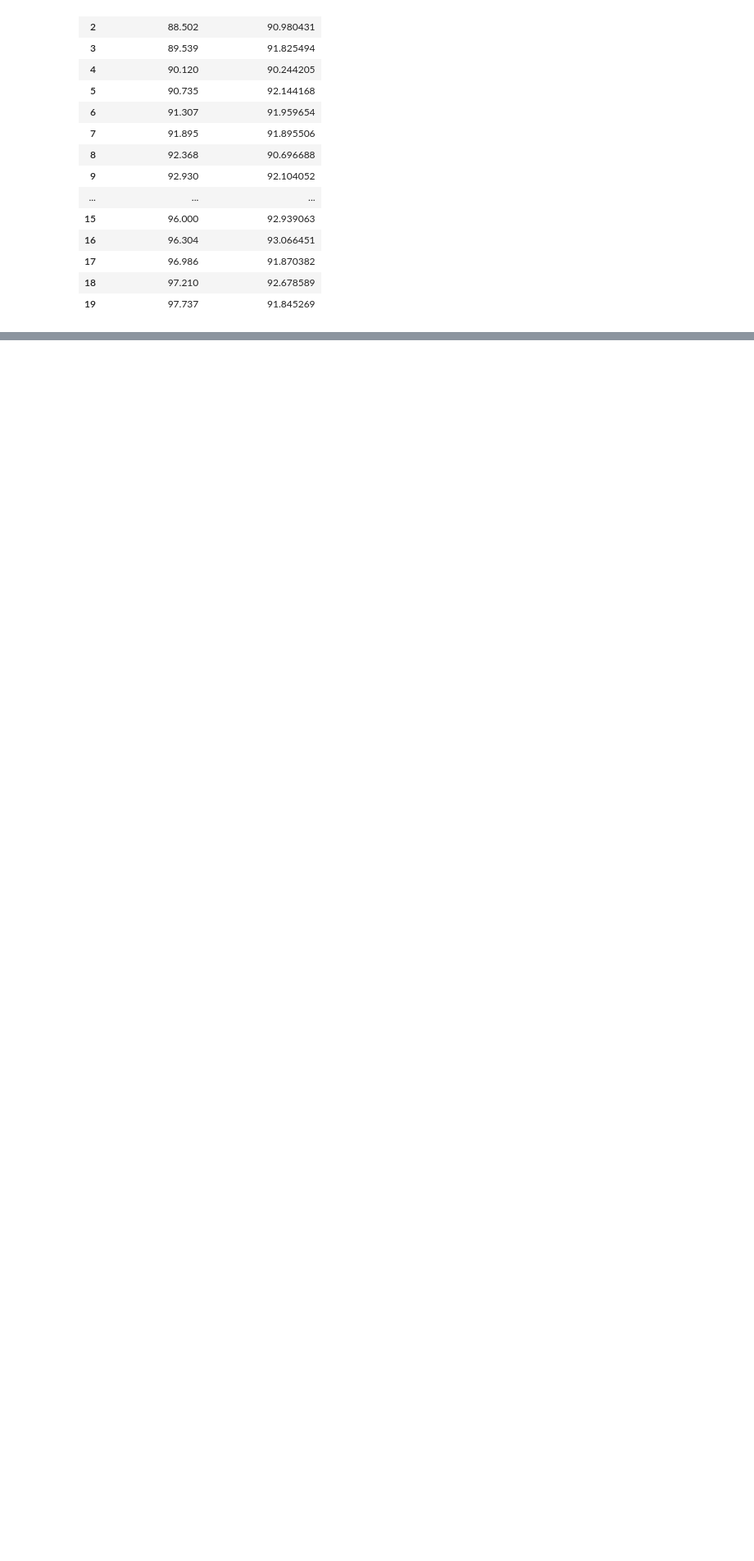
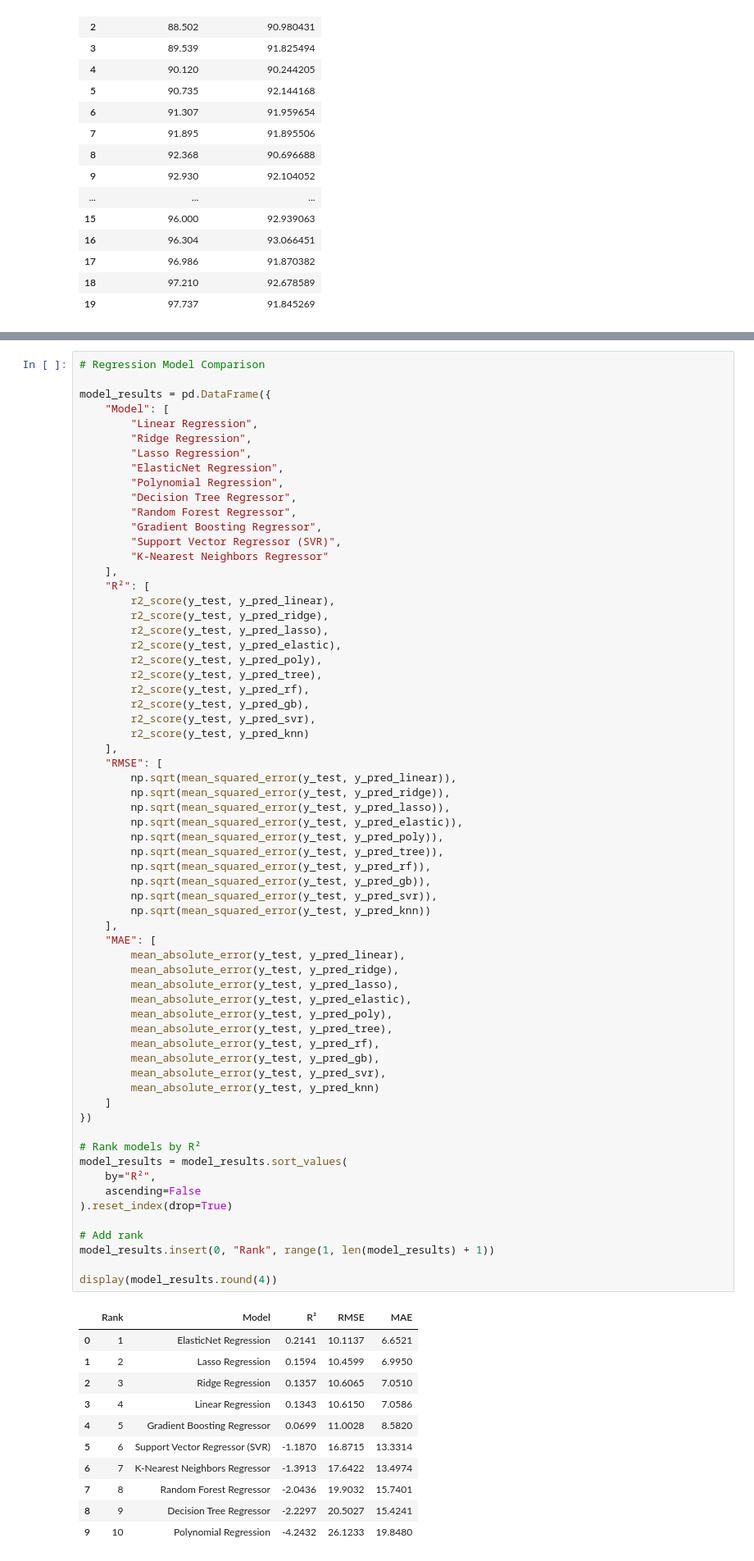
Before and after one commit to TejhashwiniCB/23CSE301-ML-Capstone, a Jupyter notebook: notebooks/regression.ipynb, the cells around one changed output, grey strips where cells are left out. Shown at 82% size. Drawn from its saved outputs; the diff is of its cells as text; blank space fills up the shorter version.

```diff
--- a/notebooks/regression.ipynb
+++ b/notebooks/regression.ipynb
@@ -1027,0 +1386,76 @@ display(elastic_comparison.head(20))
+# %%
+# Regression Model Comparison
+
+model_results = pd.DataFrame({
+    "Model": [
+        "Linear Regression",
+        "Ridge Regression",
+        "Lasso Regression",
+        "ElasticNet Regression",
+        "Polynomial Regression",
+        "Decision Tree Regressor",
+        "Random Forest Regressor",
+        "Gradient Boosting Regressor",
+        "Support Vector Regressor (SVR)",
+        "K-Nearest Neighbors Regressor"
+    ],
+    "R²": [
+        r2_score(y_test, y_pred_linear),
+        r2_score(y_test, y_pred_ridge),
+        r2_score(y_test, y_pred_lasso),
+        r2_score(y_test, y_pred_elastic),
+        r2_score(y_test, y_pred_poly),
+        r2_score(y_test, y_pred_tree),
+        r2_score(y_test, y_pred_rf),
+        r2_score(y_test, y_pred_gb),
+        r2_score(y_test, y_pred_svr),
+        r2_score(y_test, y_pred_knn)
+    ],
+    "RMSE": [
+        np.sqrt(mean_squared_error(y_test, y_pred_linear)),
+        np.sqrt(mean_squared_error(y_test, y_pred_ridge)),
+        np.sqrt(mean_squared_error(y_test, y_pred_lasso)),
+        np.sqrt(mean_squared_error(y_test, y_pred_elastic)),
+        np.sqrt(mean_squared_error(y_test, y_pred_poly)),
+        np.sqrt(mean_squared_error(y_test, y_pred_tree)),
+        np.sqrt(mean_squared_error(y_test, y_pred_rf)),
+        np.sqrt(mean_squared_error(y_test, y_pred_gb)),
+        np.sqrt(mean_squared_error(y_test, y_pred_svr)),
+        np.sqrt(mean_squared_error(y_test, y_pred_knn))
+    ],
+    "MAE": [
+        mean_absolute_error(y_test, y_pred_linear),
+        mean_absolute_error(y_test, y_pred_ridge),
+        mean_absolute_error(y_test, y_pred_lasso),
+        mean_absolute_error(y_test, y_pred_elastic),
+        mean_absolute_error(y_test, y_pred_poly),
+        mean_absolute_error(y_test, y_pred_tree),
+        mean_absolute_error(y_test, y_pred_rf),
+        mean_absolute_error(y_test, y_pred_gb),
+        mean_absolute_error(y_test, y_pred_svr),
+        mean_absolute_error(y_test, y_pred_knn)
+    ]
+})
+
+# Rank models by R²
+model_results = model_results.sort_values(
+    by="R²",
+    ascending=False
+).reset_index(drop=True)
+
+# Add rank
+model_results.insert(0, "Rank", range(1, len(model_results) + 1))
+
+display(model_results.round(4))
+# %% [output]
+|  | Rank | Model | R² | RMSE | MAE |
+| 0 | 1 | ElasticNet Regression | 0.2141 | 10.1137 | 6.6521 |
+| 1 | 2 | Lasso Regression | 0.1594 | 10.4599 | 6.9950 |
+| 2 | 3 | Ridge Regression | 0.1357 | 10.6065 | 7.0510 |
+| 3 | 4 | Linear Regression | 0.1343 | 10.6150 | 7.0586 |
+| 4 | 5 | Gradient Boosting Regressor | 0.0699 | 11.0028 | 8.5820 |
+| 5 | 6 | Support Vector Regressor (SVR) | -1.1870 | 16.8715 | 13.3314 |
+| 6 | 7 | K-Nearest Neighbors Regressor | -1.3913 | 17.6422 | 13.4974 |
+| 7 | 8 | Random Forest Regressor | -2.0436 | 19.9032 | 15.7401 |
+| 8 | 9 | Decision Tree Regressor | -2.2297 | 20.5027 | 15.4241 |
+| 9 | 10 | Polynomial Regression | -4.2432 | 26.1233 | 19.8480 |
```
Also changed, not shown: parts of 33 cells of this notebook.
